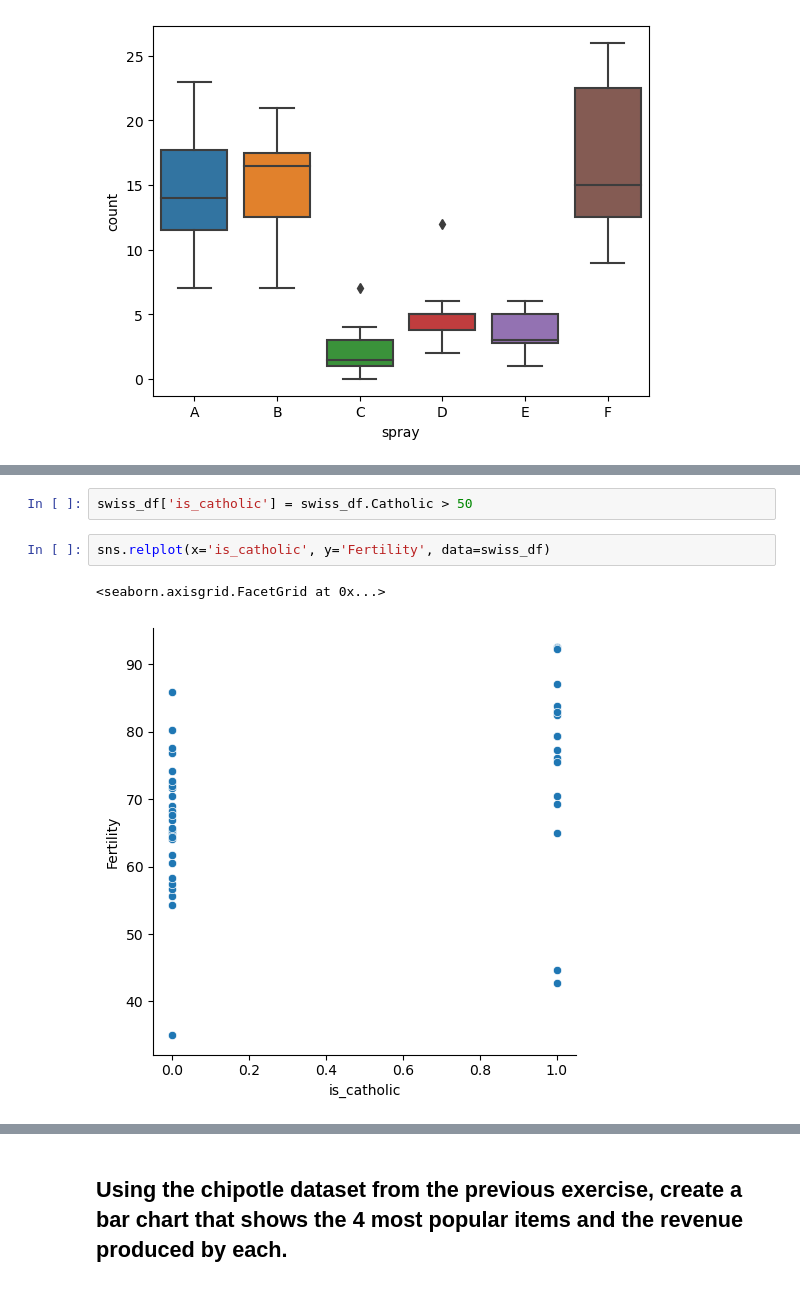
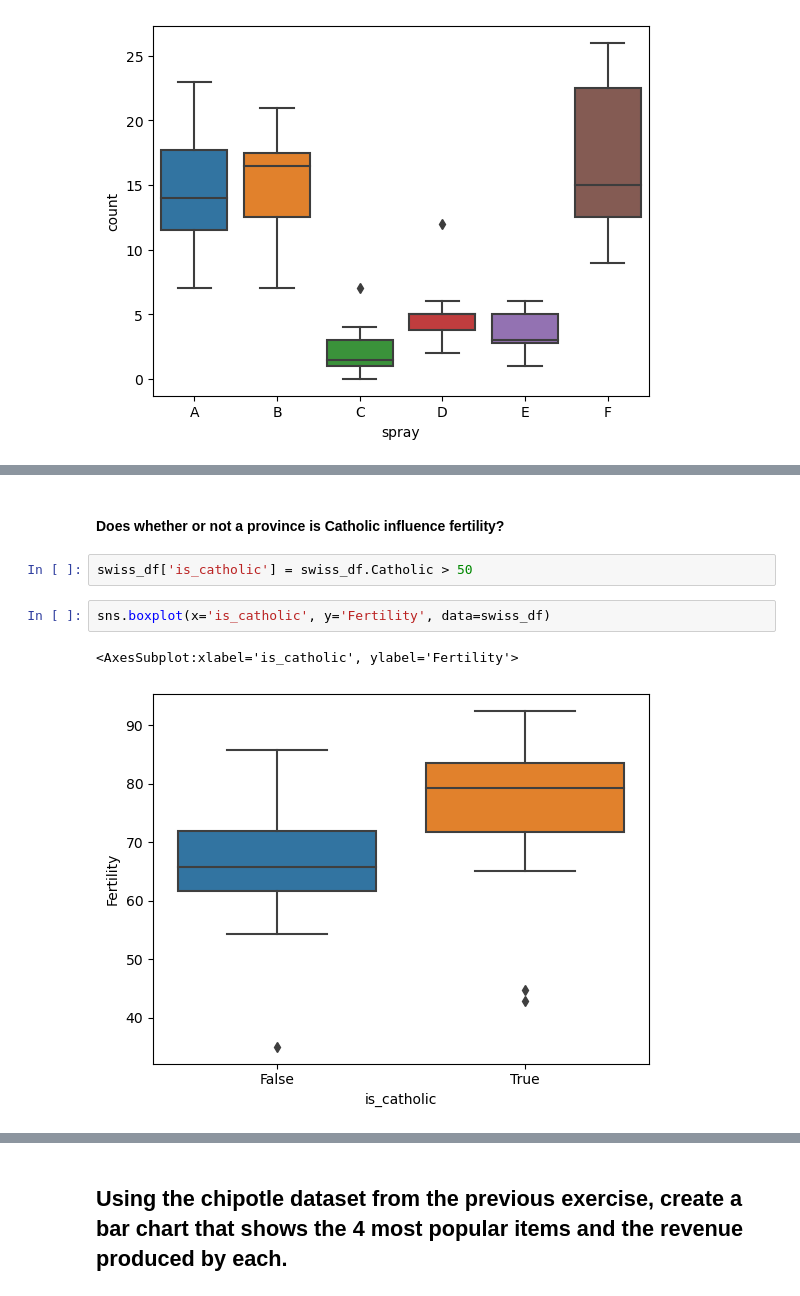
Before and after one commit to skylerschnee/numpy-pandas-visualization-exercises, a Jupyter notebook: seaborn_exercises.ipynb, the cells around one changed output, grey strips where cells are left out. Drawn from its saved outputs; the diff is of its cells as text.

```diff
--- a/seaborn_exercises.ipynb
+++ b/seaborn_exercises.ipynb
@@ -102,7 +123,9 @@ dtype: object
+# %% [markdown]
+#### Does whether or not a province is Catholic influence fertility?
 # %%
 swiss_df['is_catholic'] = swiss_df.Catholic > 50
 # %%
-sns.relplot(x='is_catholic', y='Fertility', data=swiss_df)
+sns.boxplot(x='is_catholic', y='Fertility', data=swiss_df)
 # %% [output]
-<seaborn.axisgrid.FacetGrid at 0x...>
+<AxesSubplot:xlabel='is_catholic', ylabel='Fertility'>
-[figure, old version]
+[figure, new version]
```
Also changed, not shown: parts of 25 cells of this notebook.
